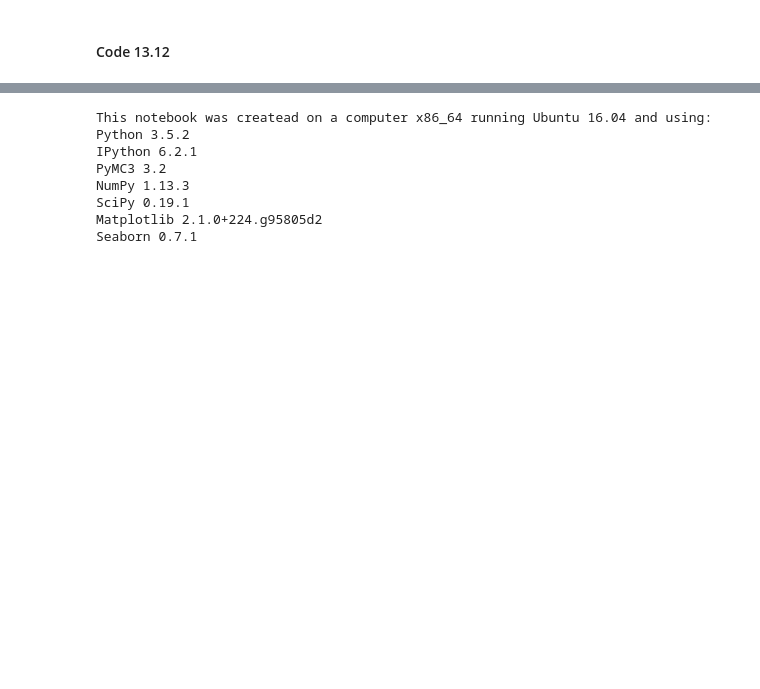
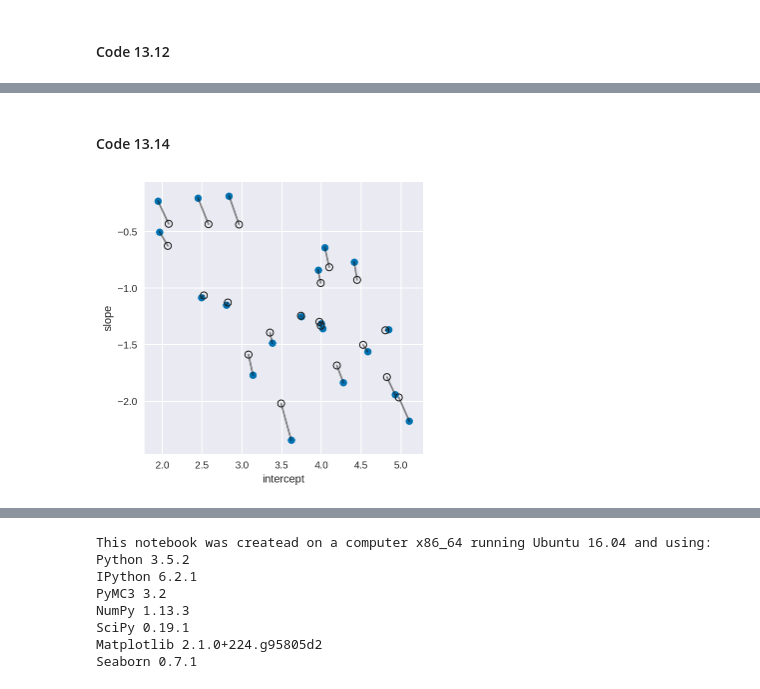
Before and after one commit to aloctavodia/Statistical-Rethinking-with-Python-and-PyMC3, a Jupyter notebook: Chp_13.ipynb, the cells around one changed output, grey strips where cells are left out. Saved outputs shown, nothing was run; the diff lists cells and outputs as text; code cells hidden in the pictures; blank space fills up the shorter version.

```diff
--- a/Chp_13.ipynb
+++ b/Chp_13.ipynb
@@ -168,0 +168,27 @@ trace_df.head()
+# %% [markdown]
+#### Code 13.14
+# %%
+# compute unpooled estimates directly from data
+a1b1 = (d.groupby(['afternoon', 'cafe'])
+        .agg('mean')
+        .unstack(level=0)
+        .values)
+a1 = a1b1[:, 0]
+b1 = a1b1[:, 1] - a1
+
+# extract posterior means of partially pooled estimates
+a2b2 = trace_13_1['ab_cafe'].mean(axis=0)
+a2 = a2b2[:, 0]
+b2 = a2b2[:, 1]
+
+# plot both and connect with lines
+_, ax = plt.subplots(1, 1, figsize=(5, 5))
+ax.scatter(a1, b1)
+ax.scatter(a2, b2,
+           facecolors='none', edgecolors='k', lw=1)
+
+ax.plot([a1, a2], [b1, b2], 'k-', alpha=.5)
+ax.set_xlabel('intercept')
+ax.set_ylabel('slope');
+# %% [output]
+[figure, added]
```
Also changed, not shown: parts of 38 cells of this notebook.
